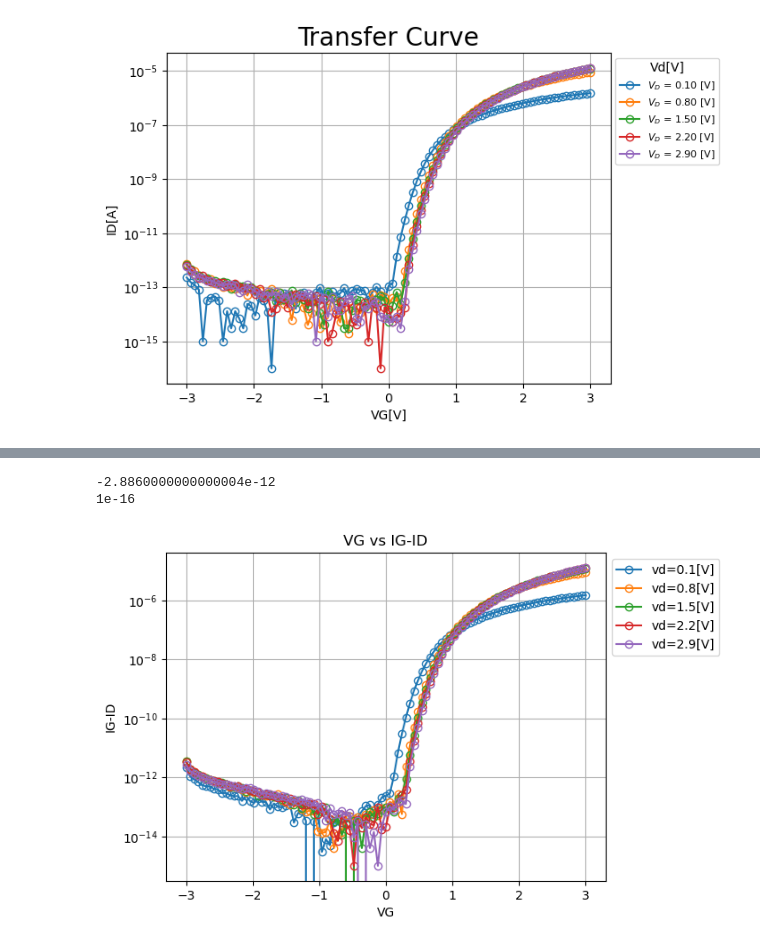
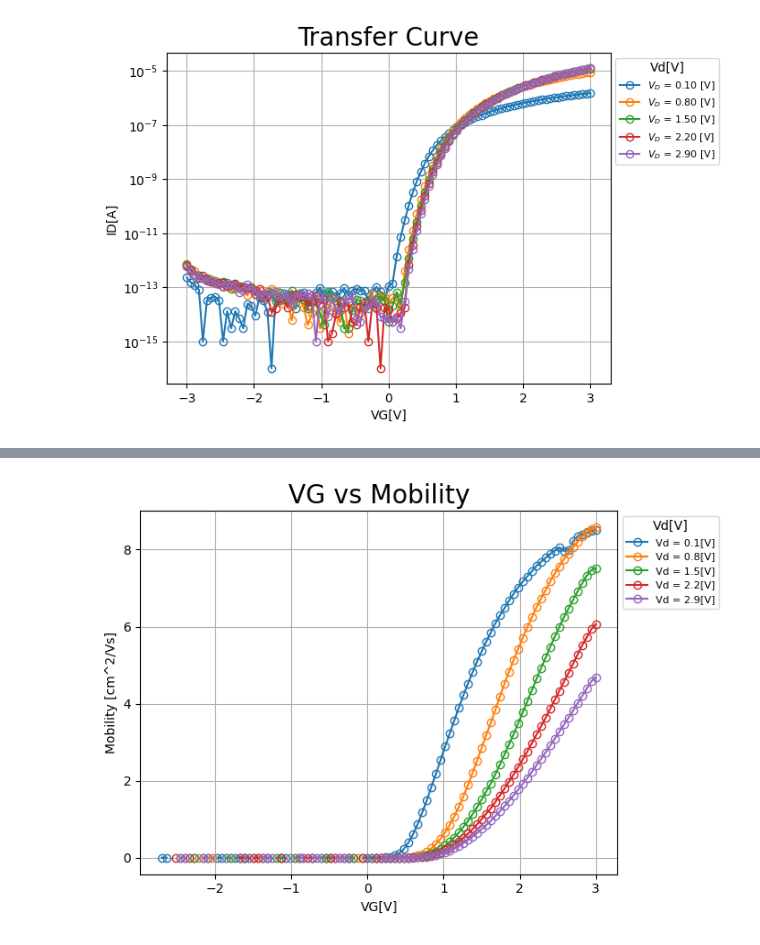
Before and after one commit to whdals4273/whdals, a Jupyter notebook: ★★★251228_transfer_curve_all.ipynb, the cells around one changed output, grey strips where cells are left out. Cells and saved outputs as stored; diff of their text form; code cells hidden in the pictures.

```diff
--- a/★★★251228_transfer_curve_all.ipynb
+++ b/★★★251228_transfer_curve_all.ipynb
@@ -5,6 +5,15 @@ import matplotlib.pyplot as plt
 import seaborn as sns
 from scipy.stats import linregress
 
+# Device parameters: change these values and all Vth / SS / mobility results update together
+W_um = 40
+L_um = 20
+W_over_L = W_um / L_um
+L_m = L_um * 1e-6
+W_m = W_um * 1e-6
+
+# Gate capacitance for this device. Update if a different device is measured.
+Cox_total_F = 4.25e-12
 
 file_path = 'I_V Sweep - Unit (transfer) [260331_WF02_#5_40_20_1_R0_TRANSFER_SWEEP(1) ; 4_9_2026 11_01_11 AM].csv'
 with open(file_path, 'r', encoding='utf-8') as f:
@@ -14,12 +23,12 @@ for i, line in enumerate(lines):
     if any(col.strip().startswith('DataValue') for col in line.split(',')):
         header_row = i - 2
         break
-df = pd.read_csv(file_path,sep = ',', header = header_row)
+df = pd.read_csv(file_path, sep=',', header=header_row)
 
-df = df.iloc[:,1:]
+df = df.iloc[:, 1:]
 df.columns = df.columns.str.strip()
 
-df.head(50)
+df.head(10)
 # %% [output]
 |  | VG | VD | VS | IG | ID | IS | SS |
 | 0 | -3.00 | 0.1 | 0 | -1.980000e-12 | 2.270000e-13 | 2.230000e-13 | -149.60000823644171 |
@@ -168,24 +167,37 @@ VD=2.9: SS=124.29
 # %%
-## 이거는 걍 해본거
+# VG vs mobility plot
+mobility_curve_rows = []
 
+fig, ax = plt.subplots(figsize=(7, 5))
+for vd, g in df.groupby('VD'):
+    g = g.sort_values('VG').copy()
+    vg = g['VG'].to_numpy(dtype=float)
+    idrain = g['ID'].to_numpy(dtype=float)
 
-df['IG-ID'] = df['IG'] - df['ID']
-df['IG-ID'] = df['IG-ID'].abs()
+    gm = np.gradient(idrain, vg)
+    if vd == 0:
+        mu_cm2_vs = np.full_like(gm, np.nan, dtype=float)
+    else:
+        mu_m2_vs = gm * (L_m ** 2) / (Cox_total_F * abs(vd))
+        mu_cm2_vs = mu_m2_vs * 1e4
 
-print(df['IG'].min())
-print(df['ID'].min())
-fig, ax = plt.subplots()
-gg = df.groupby('VD')
+    plot_mu = np.where(mu_cm2_vs > 0, mu_cm2_vs, np.nan)
+    ax.plot(vg, plot_mu, marker='o', markerfacecolor='none', label=f'Vd = {vd}[V]')
 
-for i, group in gg:
-    plt.semilogy(group['VG'],group['IG-ID'], marker = 'o',markerfacecolor = 'none', label = f'vd={i}[V]')
+    temp_df = pd.DataFrame({
+        'VG[V]': vg,
+        'VD[V]': vd,
+        'gm[A/V]': gm,
+        'mobility[cm^2/Vs]': mu_cm2_vs,
+    })
+    mobility_curve_rows.append(temp_df)
 
-ax.set_xlabel('VG')
-ax.set_ylabel('IG-ID')
-ax.set_title('VG vs IG-ID')
-ax.legend(bbox_to_anchor = (1,1), )
+ax.set_xlabel('VG[V]')
+ax.set_ylabel('Mobility [cm^2/Vs]')
+ax.set_title('VG vs Mobility', fontsize=20)
+ax.legend(title='Vd[V]', bbox_to_anchor=(1, 1), loc='upper left', fontsize=8)
 ax.grid(True)
+plt.tight_layout()
+plt.show()
 # %% [output]
--2.8860000000000004e-12
-1e-16
-[figure, old version]
+[figure, new version]
```
Also changed, not shown: parts of 4 cells of this notebook, 11 other files.
